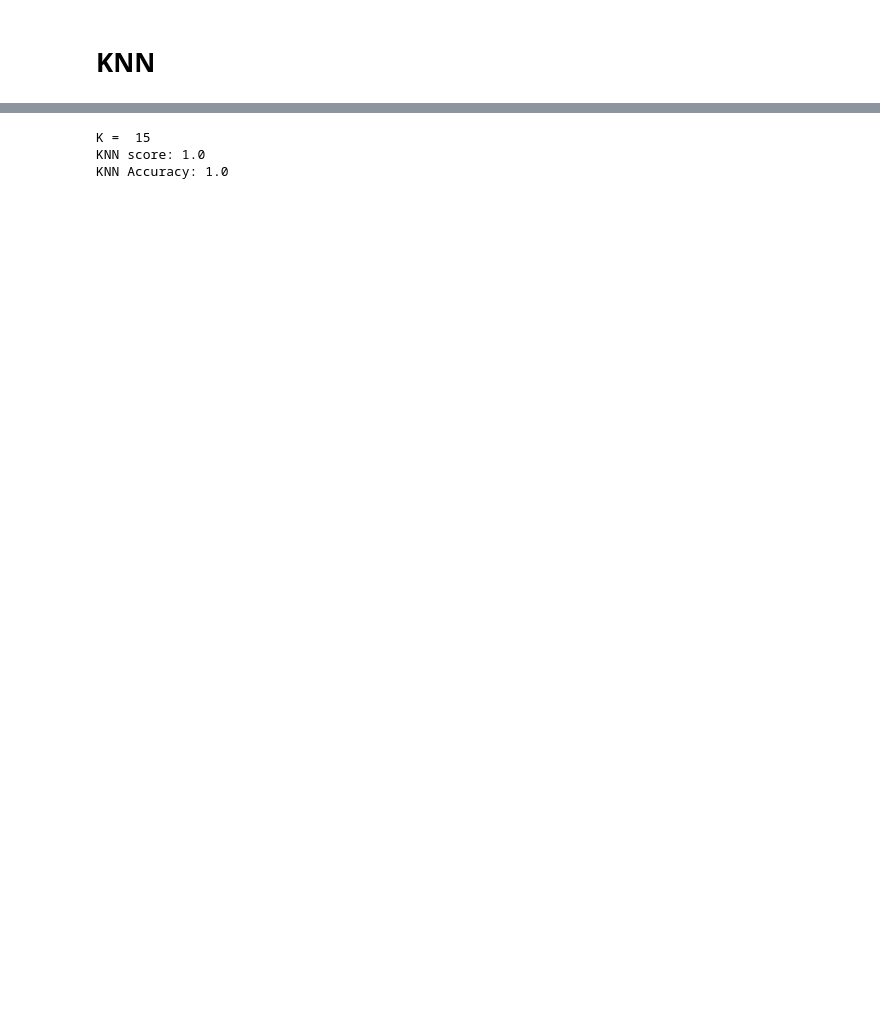
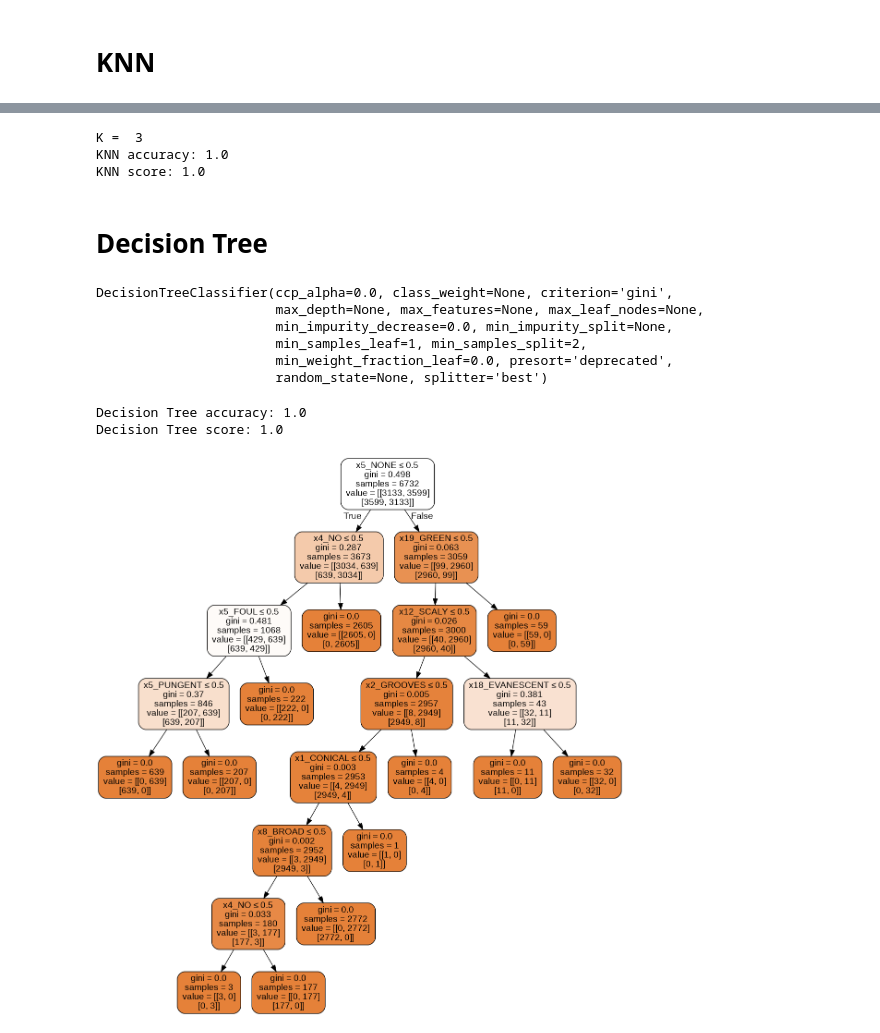
Before and after one commit to felixsimard/comp551-p1, a Jupyter notebook: EDA_Mushrooms.ipynb, the cells around one changed output, grey strips where cells are left out. Saved outputs shown, nothing was run; the diff lists cells and outputs as text; code cells hidden in the pictures; blank space fills up the shorter version.

```diff
--- a/EDA_Mushrooms.ipynb
+++ b/EDA_Mushrooms.ipynb
@@ -336,7 +328,7 @@ from sklearn.neighbors import KNeighborsClassifier
 from sklearn.metrics import accuracy_score
 from matplotlib.colors import ListedColormap
 
-K = 15
+K = 3
 
 # Create color maps
 cmap_light = ListedColormap(['orange', 'cyan', 'cornflowerblue'])
@@ -347,7 +339,12 @@ cmap_bold = ['darkorange', 'c', 'darkblue']
 # train_target = train['x0_EDIBLE']
 # X = train.loc[:, train.columns != 'x0_EDIBLE']
 # y = train['x0_EDIBLE']
-X = np.array(ohe_df.drop(['x0_EDIBLE'], 1))
-y = np.array(ohe_df['x0_EDIBLE'])
+X_df = ohe_df.drop(['x0_EDIBLE', 'x0_POISONOUS'], 1)
+print(X_df)
+X = np.array(X_df)
 
+y_df = ohe_df[['x0_EDIBLE', 'x0_POISONOUS']]
+y = np.array(y_df)
+
+# CHANGE BELOW TO CUSTOM IMPLEMENTATION !!
 X_train, X_test, y_train, y_test = train_test_split(X, y, test_size = 0.20)
@@ -359,15 +371,17 @@ clf.fit(X_train, y_train)
 
 print("K = ", K)
 
+# Test on model on the test dataset
+y_pred = clf.predict(X_test)
+acc_score = accuracy_score(y_pred, y_test)
+print("KNN accuracy:", acc_score)
+
 # Determine our model's score
 score = clf.score(X_test, y_test)
 print("KNN score:", score)
-
-# Test on model on the test dataset
-y_pred = clf.predict(X_test)
-accuracy_score = accuracy_score(y_pred, y_test)
-print("KNN Accuracy:", acc_score)
 # %% [output]
-K =  15
+K =  3
+KNN accuracy: 1.0
 KNN score: 1.0
-KNN Accuracy: 1.0
+# %% [markdown]
+# **Decision Tree**
@@ -373,0 +390,41 @@ KNN Accuracy: 1.0
+# %%
+# Initialize Decision Tree Classifier
+clf = DecisionTreeClassifier()
+clf.fit(X_train, y_train)
+# %% [output]
+DecisionTreeClassifier(ccp_alpha=0.0, class_weight=None, criterion='gini',
+                       max_depth=None, max_features=None, max_leaf_nodes=None,
+                       min_impurity_decrease=0.0, min_impurity_split=None,
+                       min_samples_leaf=1, min_samples_split=2,
+                       min_weight_fraction_leaf=0.0, presort='deprecated',
+                       random_state=None, splitter='best')
+# %%
+# Test on model on the test dataset
+y_pred = clf.predict(X_test)
+acc_score = accuracy_score(y_pred, y_test)
+print("Decision Tree accuracy:", acc_score)
+
+# Determine our model's score
+score = clf.score(X_test, y_test)
+print("Decision Tree score:", score)
+# %% [output]
+Decision Tree accuracy: 1.0
+Decision Tree score: 1.0
+# %%
+# To plot the Decision Tree, used the following code provided by DataCamp on this webpage:
+# https://www.datacamp.com/community/tutorials/decision-tree-classification-python
+
+from sklearn.tree import export_graphviz
+from sklearn.externals.six import StringIO
+from IPython.display import Image
+import pydotplus
+
+dot_data = StringIO()
+export_graphviz(clf, out_file=dot_data,
+                filled=True, rounded=True,
+                special_characters=True,feature_names = X_df.columns)
+graph = pydotplus.graph_from_dot_data(dot_data.getvalue())
+graph.write_png('diabetes.png')
+Image(graph.create_png())
+# %% [output]
+[figure, added]
```
Also changed, not shown: parts of 4 cells of this notebook.
